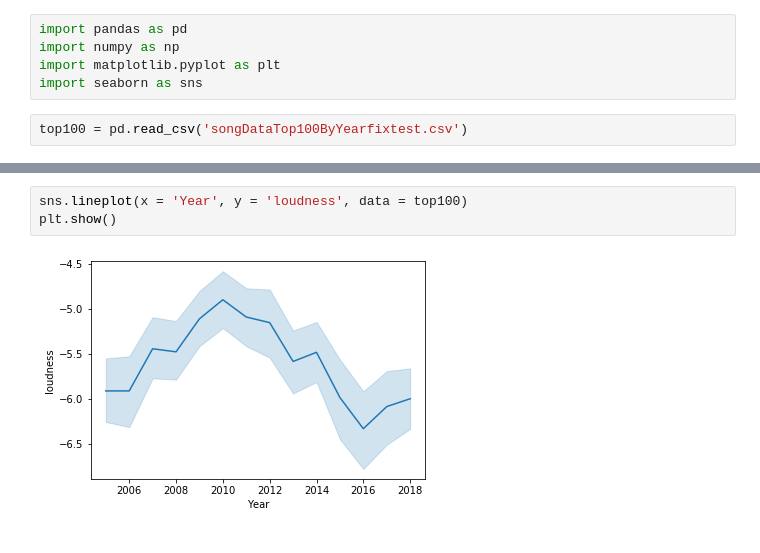
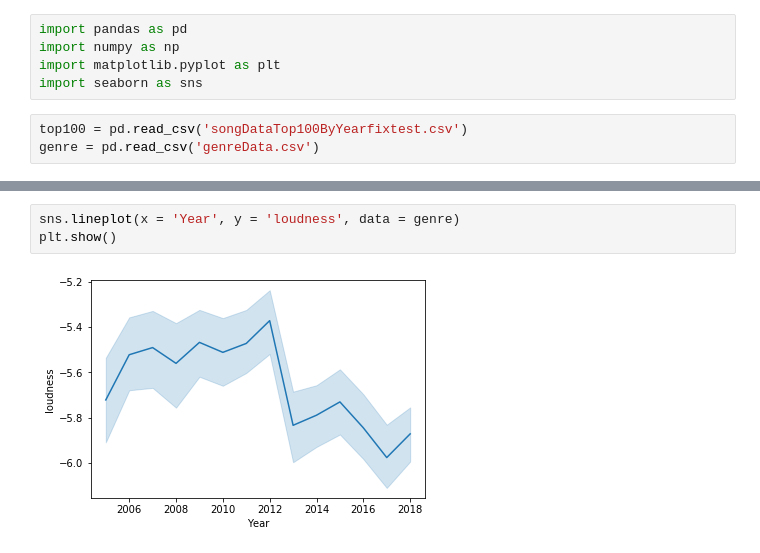
Before and after one commit to khangvttran/CSE184-Final, a Jupyter notebook: plots/testPlots.ipynb, the cells around one changed output, grey strips where cells are left out. Cells and saved outputs as stored; diff of their text form.

```diff
--- a/plots/testPlots.ipynb
+++ b/plots/testPlots.ipynb
@@ -5,4 +5,5 @@ import matplotlib.pyplot as plt
 import seaborn as sns
 # %%
 top100 = pd.read_csv('songDataTop100ByYearfixtest.csv')
+genre = pd.read_csv('genreData.csv')
 # %%
@@ -28,5 +29,5 @@ plt.show()
 # %%
-sns.lineplot(x = 'Year', y = 'loudness', data = top100)
+sns.lineplot(x = 'Year', y = 'loudness', data = genre)
 plt.show()
 # %% [output]
-[figure, old version]
+[figure, new version]
```
Also changed, not shown: parts of 4 cells of this notebook, 2 other files.
